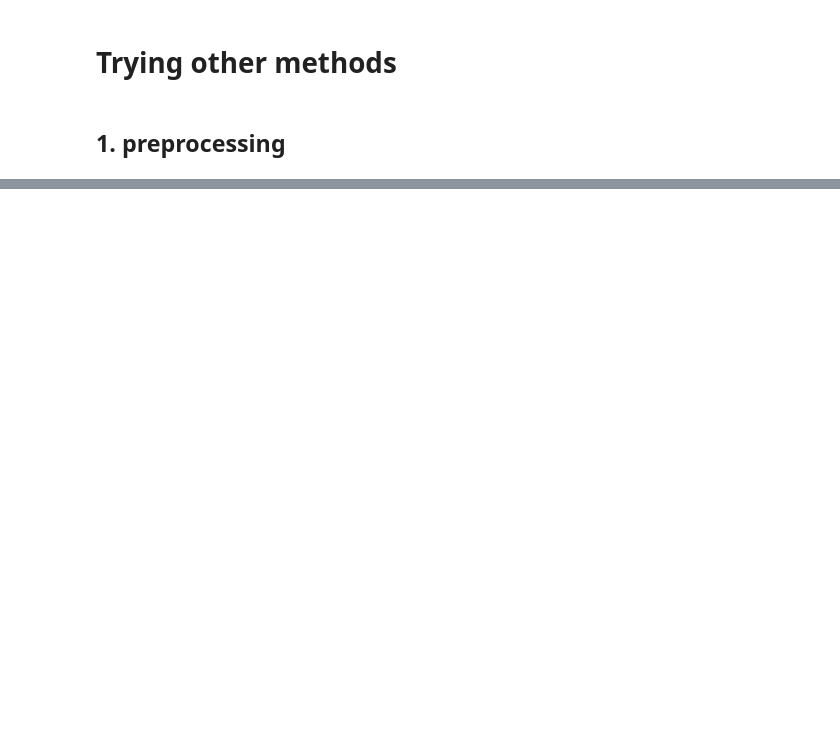
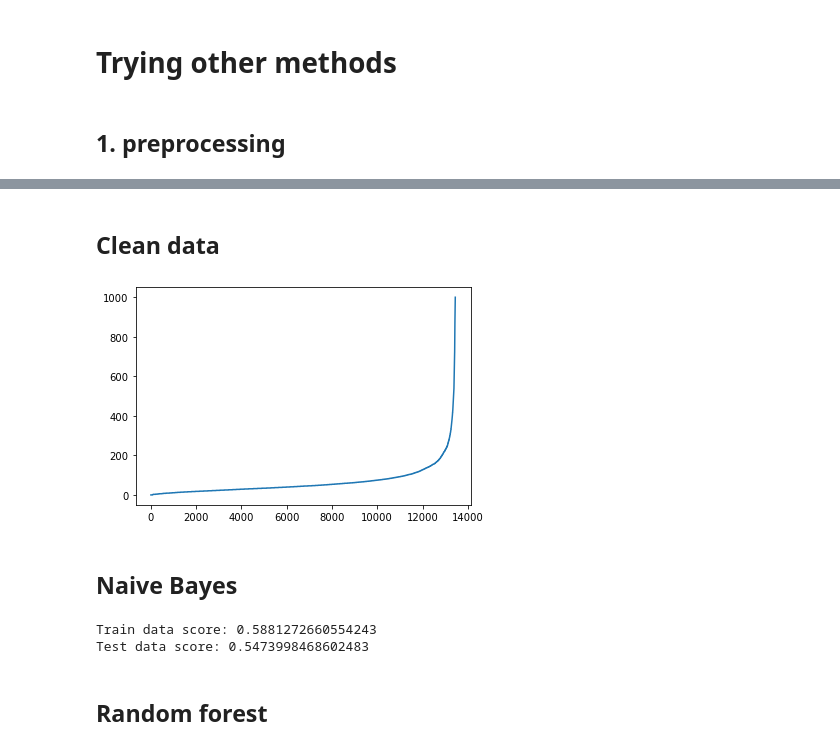
Before and after one commit to Benjamin-Hansson/text-mining, a Jupyter notebook: project.ipynb, the cells around one changed output, grey strips where cells are left out. Drawn from its saved outputs; the diff is of its cells as text; code cells hidden in the pictures; blank space fills up the shorter version.

```diff
--- a/project.ipynb
+++ b/project.ipynb
@@ -1,27 +1,27 @@
 # %%
-from pymongo import MongoClient
+from pymongo import MongoClient, ASCENDING
 client = MongoClient('localhost', 27017)
 db = client["text_mining"]
 mongo_comments = db["comments"]
 mongo_posts = db["posts"]
-post_ids = mongo_posts.distinct('id')
-post_ids2 = mongo_comments.distinct('post_id')
+post_ids = mongo_comments.distinct('post_id')
 # %%
 import nltk
 nltk.download('vader_lexicon')
 from nltk.sentiment.vader import SentimentIntensityAnalyzer
 sid = SentimentIntensityAnalyzer()
+
 new_words = {
     "bull": 1,
     "bullish": 1,
     "moon": 1,
-    "tank": -1,
+    "calls": 1,
     "bear": -1,
     "bearish": -1,
-    "calls": 1,
-    "puts": -1,
-    "green": +1,
-    "red": -1
+    "green": 1,
+    "red": -1,
+    "tank": -1,
+    "puts": -1
 }
 sid.lexicon.update(new_words)
 # %% [output]
@@ -348,7 +383,7 @@ print(f"average combined sentiment on negative days {average_combined_sentiment_
 ## 1. preprocessing
 # %%
 import spacy
-nlp = spacy.load('en_core_web_sm')
+nlp = spacy.load('en_core_web_lg')
 count = 0
 for comment in mongo_comments.find():
     count += 1
@@ -356,15 +391,22 @@ for comment in mongo_comments.find():
     for word in comment['body'].split():
         if not (word.startswith('/u/') or word.startswith('/r/')):
             words.append(word)
-
+    text = " ".join(words).encode("ascii", "ignore").decode()
     doc = nlp(" ".join(words))
     processed = []
     for token in doc:
         #print(token)
         if token.lemma_.isalpha():
-            processed.append(token.lemma_)
+            processed.append(token.lemma_.lower())
 
     mongo_comments.update_one({"id": comment["id"],"post_id": comment["post_id"]},{"$set": {"preprocessed_comment": processed}})
+    processed=[]
+    for token in doc:
+        if token.lemma_.isalpha() and not token.is_stop:
+            processed.append(token.lemma_.lower())
+
+    mongo_comments.update_one({"id": comment["id"],"post_id": comment["post_id"]},{"$set": {"preprocessed_comment_without_stop": processed}})
+
     if count % 100 == 0:
         print(f"comment number {count}: {processed}")
 
@@ -389,0 +501,13 @@ comment number 2861
+# %% [markdown]
+## Clean data
+# %%
+lengths = []
+for x in X_train:
+    lengths.append(len(x))
+# %%
+import matplotlib.pyplot as plt
+
+plt.plot(sorted(lengths))
+plt.show()
+# %% [output]
+[figure, added]
@@ -389,0 +523,18 @@ comment number 2861
+# %% [markdown]
+## Naive Bayes
+# %%
+from sklearn.pipeline import Pipeline
+from sklearn.naive_bayes import MultinomialNB
+from sklearn.preprocessing import Binarizer
+from sklearn.feature_extraction.text import CountVectorizer
+
+steps= [('vec', CountVectorizer()), ('multinomialnb', MultinomialNB())]
+bayes_pipeline = Pipeline(steps)
+bayes_pipeline.fit(X_train, Y_train)
+print(f"Train data score: {bayes_pipeline.score(X_train, Y_train)}")
+print(f"Test data score: {bayes_pipeline.score(X_test, Y_test)}")
+# %% [output]
+Train data score: 0.5881272660554243
+Test data score: 0.5473998468602483
+# %% [markdown]
+## Random forest
```
Also changed, not shown: parts of 42 cells of this notebook.
